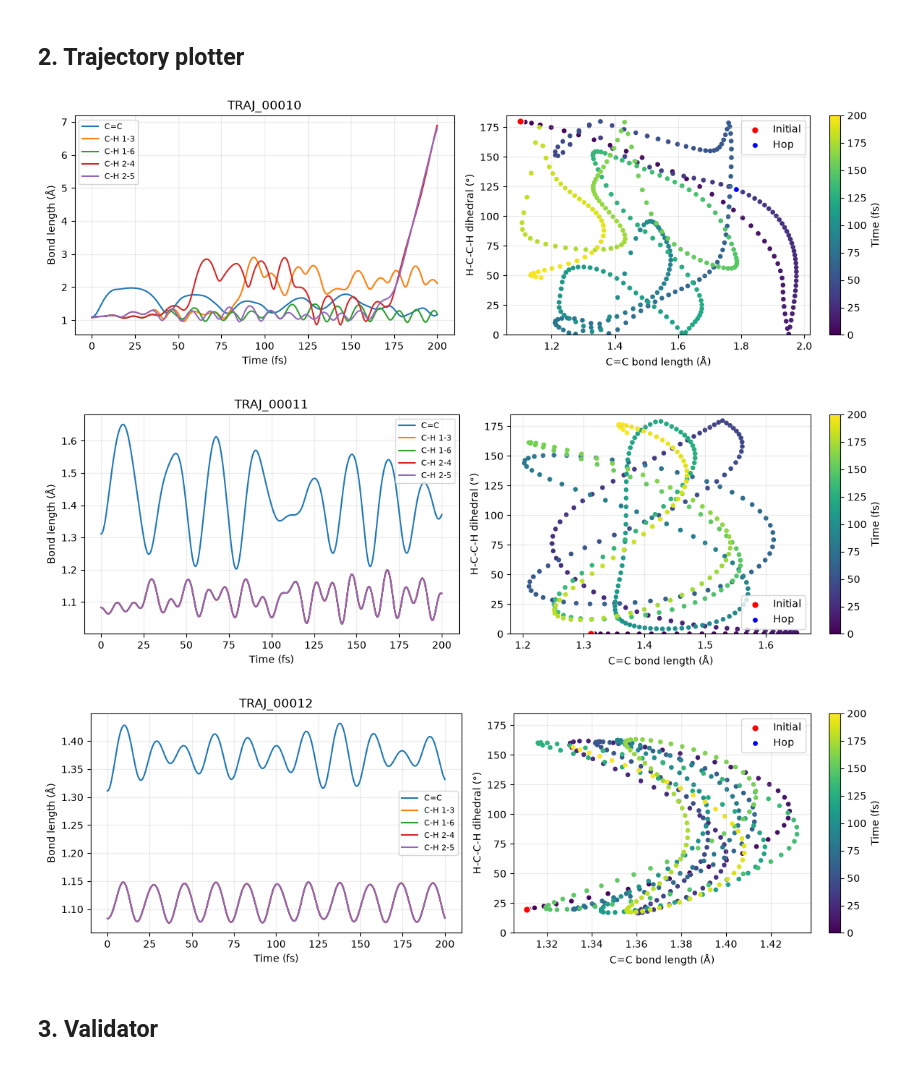
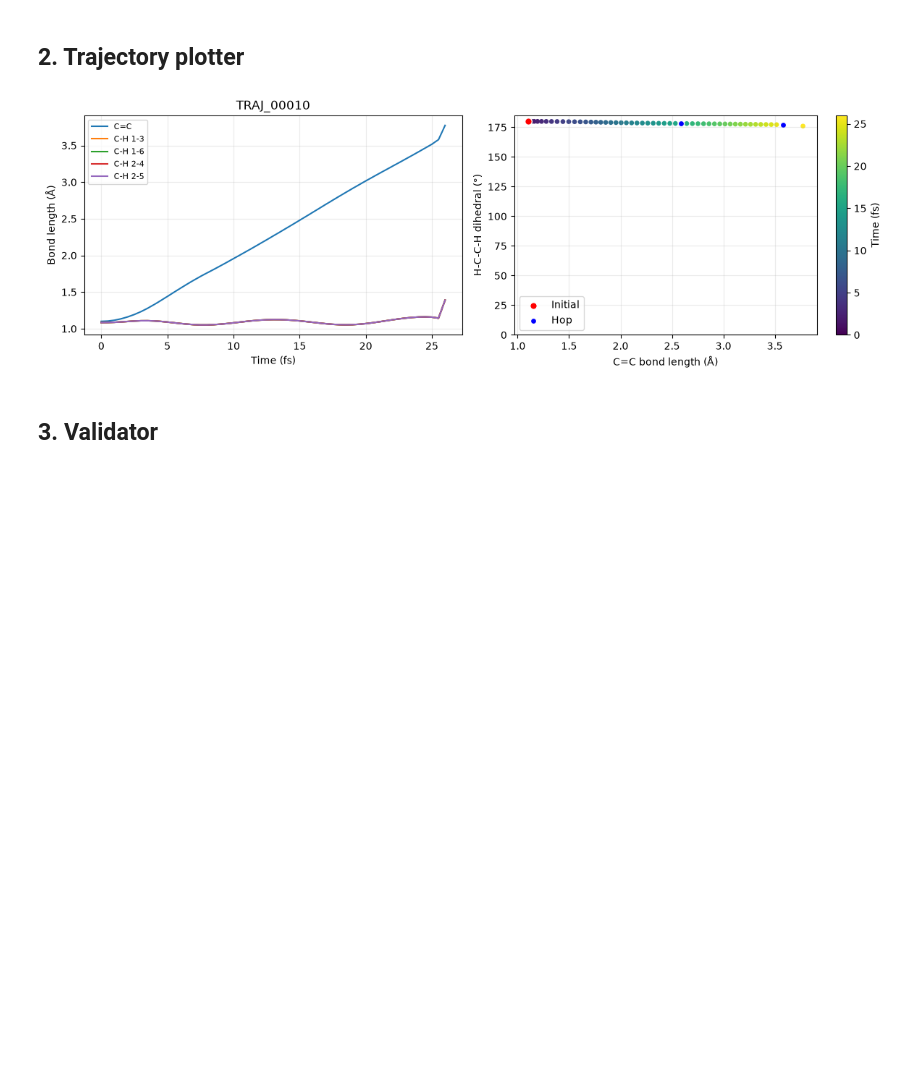
Before and after one commit to yoghurtfork/X-MACE-sampling, a Jupyter notebook: sharc/traj_analyser.ipynb, the cells around one changed output. Drawn from its saved outputs; the diff is of its cells as text; code cells hidden in the pictures; blank space fills up the shorter version.

Commit message:
Edit SHARC results plot

```diff
--- a/sharc/traj_analyser.ipynb
+++ b/sharc/traj_analyser.ipynb
@@ -212,30 +212,28 @@ def load_retained_trajectory(directory):
 ## 2. Trajectory plotter
 # %%
 # Accept an integer, range, or sequence of trajectory numbers.
-TRAJECTORIES_TO_PLOT = range(10,13)
+TRAJECTORIES_TO_PLOT = 10
 requested = {TRAJECTORIES_TO_PLOT} if isinstance(TRAJECTORIES_TO_PLOT, int) else set(TRAJECTORIES_TO_PLOT)
 for directory in discover_trajectories():
     number = int(directory.name.removeprefix("TRAJ_"))
     if number not in requested: continue
     try:
         _, time, xyz, states, _, _ = load_trajectory(directory)
         cc = np.linalg.norm(xyz[:, 0] - xyz[:, 1], axis=1)
         ch = [np.linalg.norm(xyz[:, i] - xyz[:, j], axis=1) for i, j in ETHENE_BONDS[1:]]
         dih = np.asarray([abs(signed_dihedral_deg(frame)) for frame in xyz])
         hops = np.r_[False, states[1:] != states[:-1]]
         fig, axes = plt.subplots(1, 2, figsize=(12, 4))
         axes[0].plot(time, cc, label="C=C")
         for pair, values in zip(ETHENE_BONDS[1:], ch): axes[0].plot(time, values, label=f"C-H {pair[0]+1}-{pair[1]+1}")
         axes[0].set(xlabel="Time (fs)", ylabel="Bond length (Å)", title=directory.name); axes[0].legend(fontsize=8); axes[0].grid(alpha=.25)
         points = axes[1].scatter(cc, dih, c=time, cmap="viridis", s=14)
         axes[1].scatter(cc[0], dih[0], color="red", s=48, edgecolors="white", label="Initial")
         axes[1].scatter(cc[hops], dih[hops], color="blue", s=35, edgecolors="white", label="Hop")
         fig.colorbar(points, ax=axes[1], label="Time (fs)"); axes[1].set(xlabel="C=C bond length (Å)", ylabel="H-C-C-H dihedral (°)", ylim=(0,185)); axes[1].legend(); axes[1].grid(alpha=.25); fig.tight_layout(); plt.show()
     except (OSError, ValueError) as error: print(f"Skipped {directory.name}: {error}")
 # %% [output]
-[figure, old version]
+[figure, new version]
-[figure, removed]
-[figure, removed]
 # %% [markdown]
 ## 3. Validator
 # %%
```
Also changed, not shown: parts of 5 cells of this notebook.
